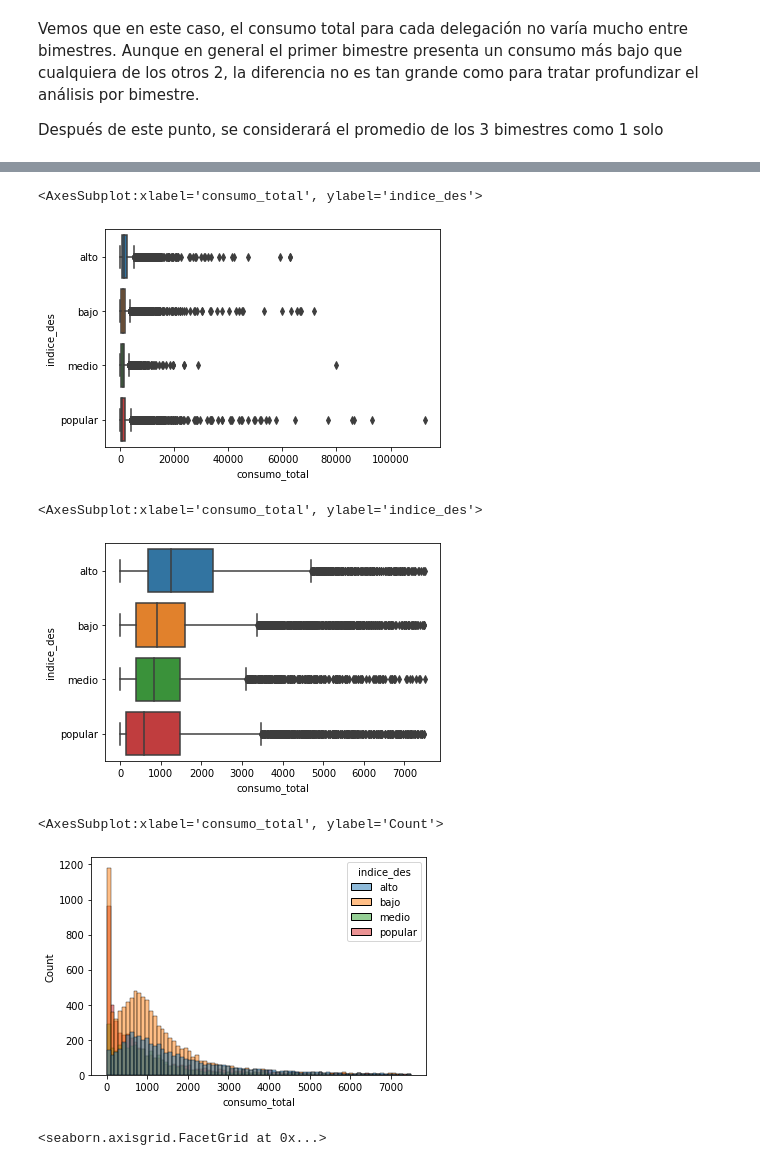
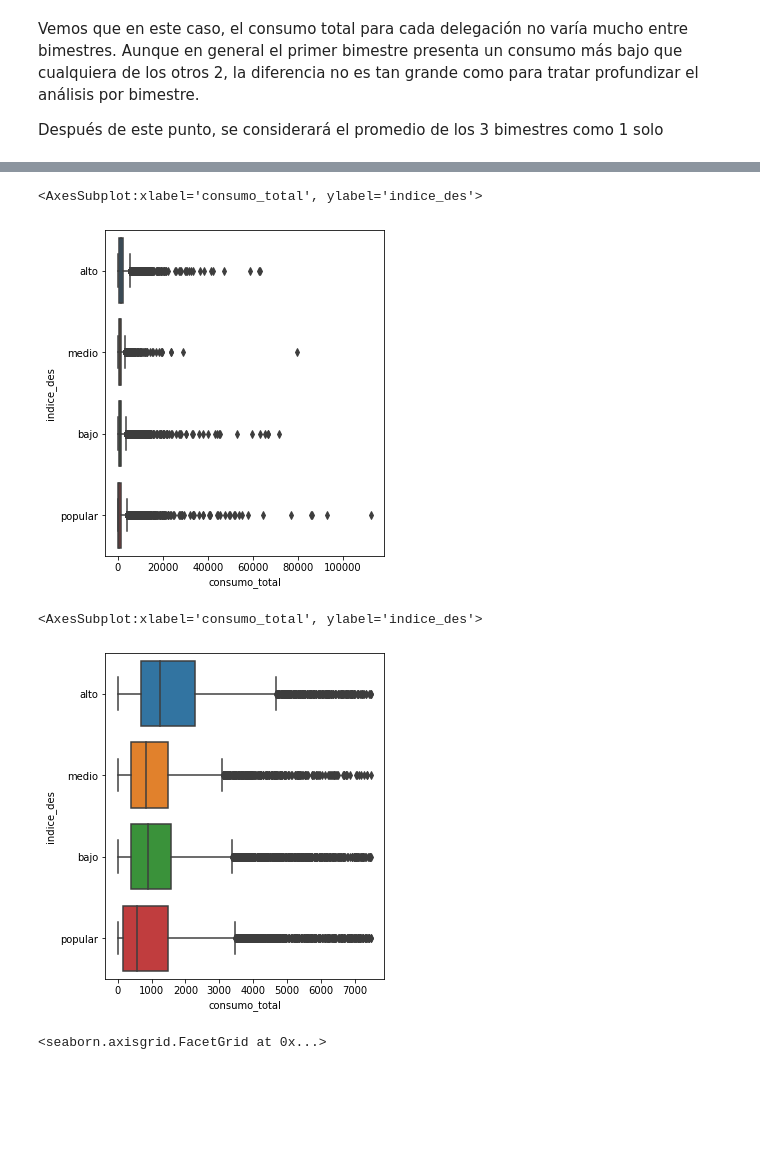
Before and after one commit to lechugaa/intro_ds_p1_consumo_agua, a Jupyter notebook: Lab_1_MH.ipynb, the cells around one changed output, grey strips where cells are left out. Cells and saved outputs as stored; diff of their text form; code cells hidden in the pictures; blank space fills up the shorter version.

```diff
--- a/Lab_1_MH.ipynb
+++ b/Lab_1_MH.ipynb
@@ -195,21 +199,17 @@ plt.tight_layout()
 # %%
-sns.boxplot(x = "consumo_total", y = "indice_des", data = data_consumo_total_mean)
+f = plt.subplots(figsize=(5, 6))
+sns.boxplot(x = "consumo_total", y = "indice_des", order = ['alto','medio','bajo','popular'],
+            data = data_consumo_total_mean)
 # %% [output]
 <AxesSubplot:xlabel='consumo_total', ylabel='indice_des'>
-[figure, old version]
+[figure, new version]
 # %%
-sns.boxplot(x = "consumo_total", y = "indice_des",
+f = plt.subplots(figsize=(5, 6))
+sns.boxplot(x = "consumo_total", y = "indice_des",order = ['alto','medio','bajo','popular'],
             data = data_consumo_total_mean[(data_consumo_total_mean.consumo_total < 7500) & (data_consumo_total_mean.consumo_total > 0)])
 # %% [output]
 <AxesSubplot:xlabel='consumo_total', ylabel='indice_des'>
-[figure, old version]
+[figure, new version]
-# %%
-sns.histplot(x = "consumo_total", hue = "indice_des",
-             data = data_consumo_total_mean[(data_consumo_total_mean.consumo_total < 7500)
-                                            & (data_consumo_total_mean.consumo_total > 0)])
-# %% [output]
-<AxesSubplot:xlabel='consumo_total', ylabel='Count'>
-[figure, removed]
 # %%
 a = sns.FacetGrid(data = data_consumo_total_mean[(data_consumo_total_mean.consumo_total < 7500) &
                                                  (data_consumo_total_mean.consumo_total > 0)],
```
Also changed, not shown: parts of 3 cells of this notebook.
